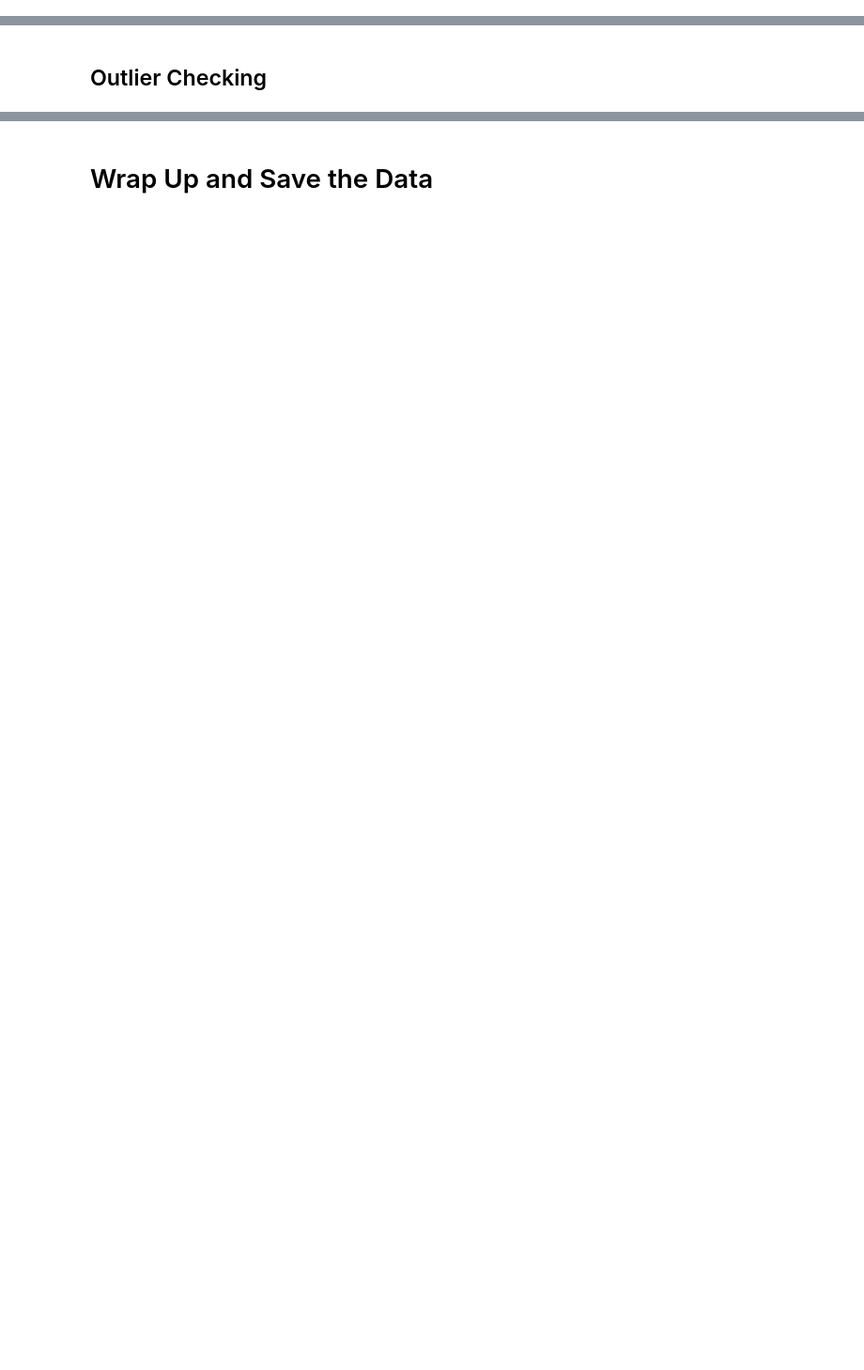
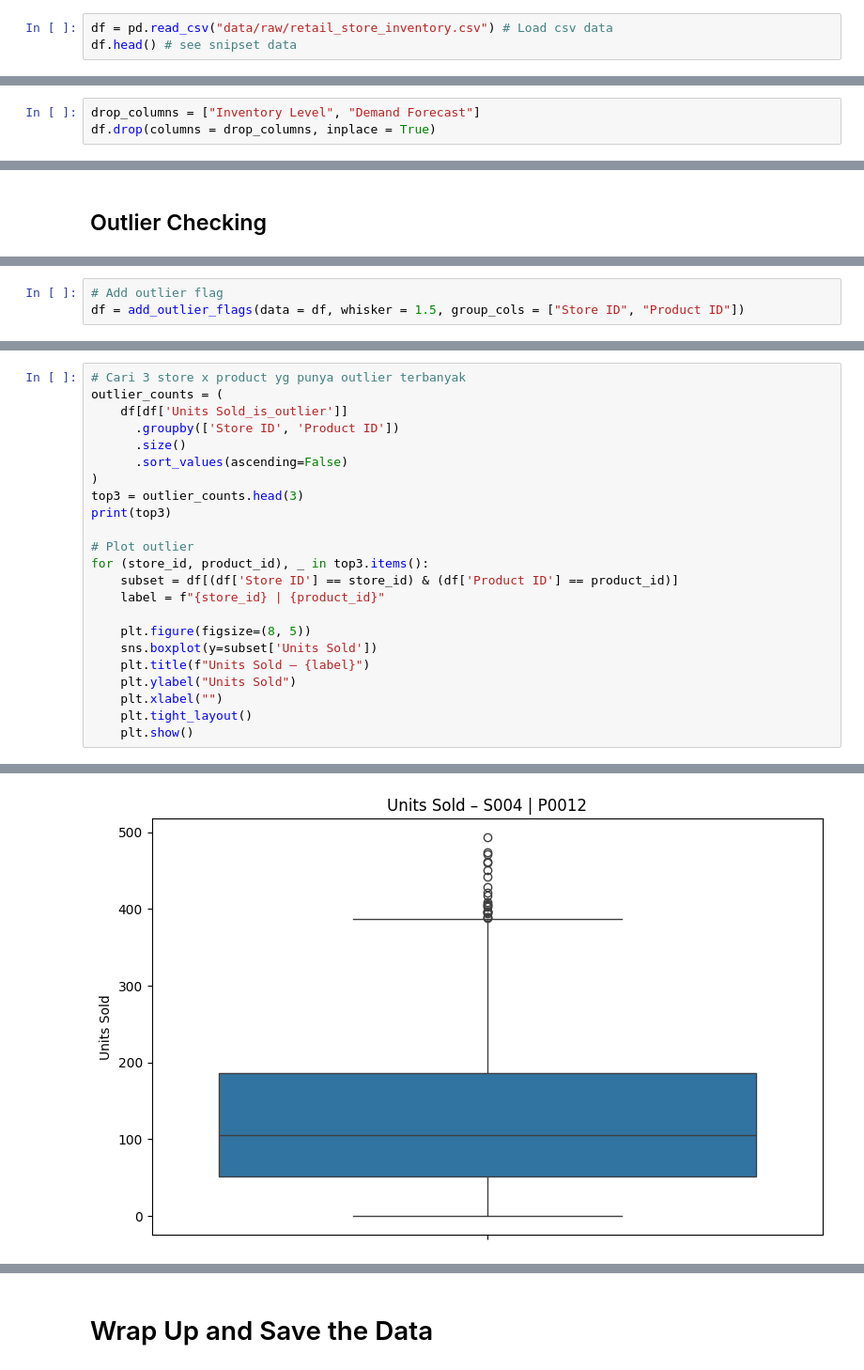
Before and after one commit to faathirchikal/kalbe-python-workshop-2025, a Jupyter notebook: 01_data_preprocessing.ipynb, the cells around one changed output, grey strips where cells are left out. Shown: that part at 94% size. Drawn from its saved outputs; the diff is of its cells as text; blank space fills up the shorter version.

Commit message:
[Evan] add data preprocessing content

```diff
--- a/01_data_preprocessing.ipynb
+++ b/01_data_preprocessing.ipynb
@@ -3,2 +7,5 @@
 # %% [markdown]
 # Import Data
+# %%
+df = pd.read_csv("data/raw/retail_store_inventory.csv") # Load csv data
+df.head() # see snipset data
@@ -13,2 +96,5 @@
+# %%
+drop_columns = ["Inventory Level", "Demand Forecast"]
+df.drop(columns = drop_columns, inplace = True)
 # %% [markdown]
 ## Missing Value
@@ -16,0 +204,3 @@
+# %%
+# Add outlier flag
+df = add_outlier_flags(data = df, whisker = 1.5, group_cols = ["Store ID", "Product ID"])
@@ -16,0 +233,24 @@
+# %%
+# Cari 3 store x product yg punya outlier terbanyak
+outlier_counts = (
+    df[df['Units Sold_is_outlier']]
+      .groupby(['Store ID', 'Product ID'])
+      .size()
+      .sort_values(ascending=False)
+)
+top3 = outlier_counts.head(3)
+print(top3)
+
+# Plot outlier
+for (store_id, product_id), _ in top3.items():
+    subset = df[(df['Store ID'] == store_id) & (df['Product ID'] == product_id)]
+    label = f"{store_id} | {product_id}"
+
+    plt.figure(figsize=(8, 5))
+    sns.boxplot(y=subset['Units Sold'])
+    plt.title(f"Units Sold – {label}")
+    plt.ylabel("Units Sold")
+    plt.xlabel("")
+    plt.tight_layout()
+    plt.show()
+# %% [output]
@@ -16,0 +262 @@
+[figure, added]
```
Also changed, not shown: parts of 18 cells of this notebook, 2 other files.
